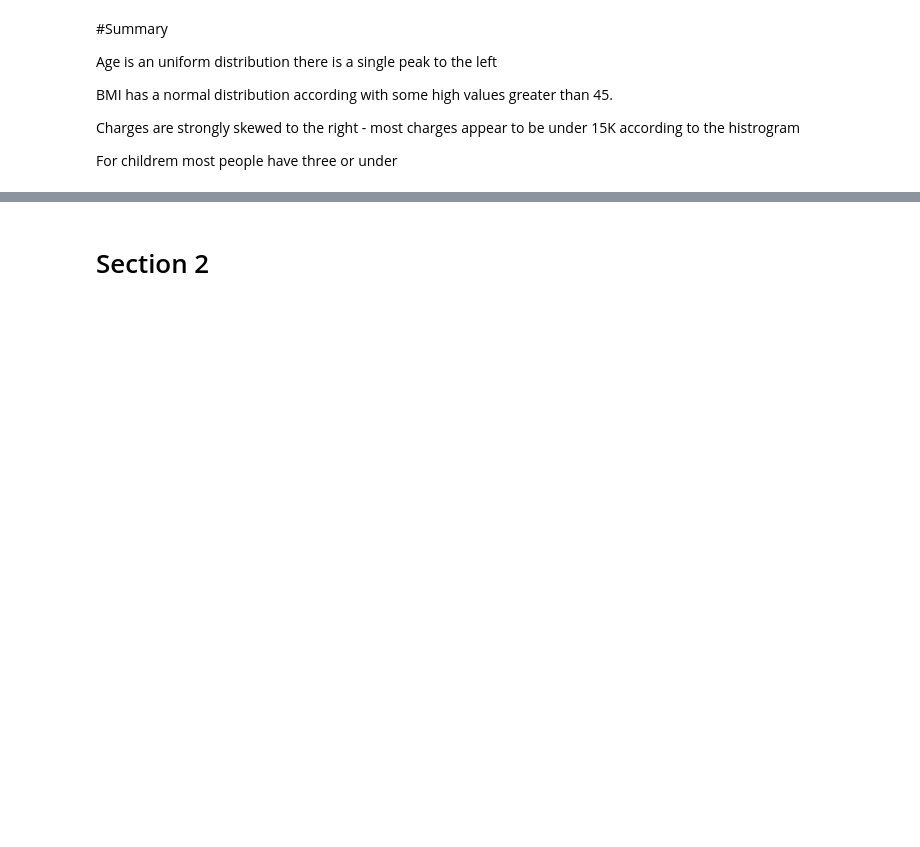
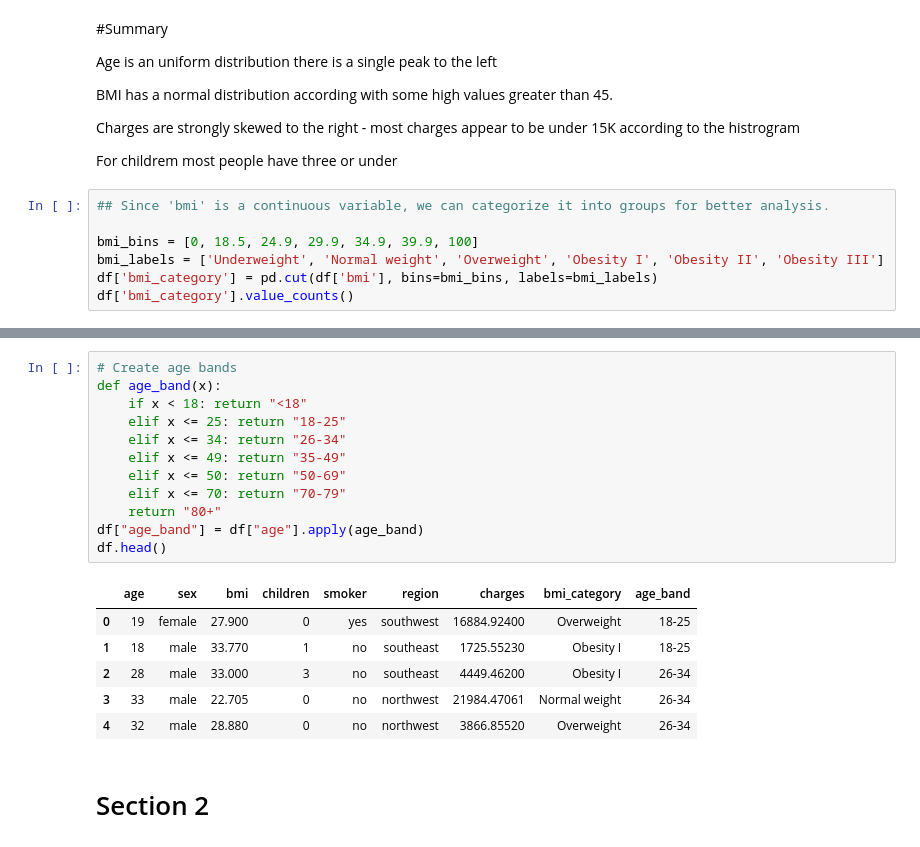
Before and after one commit to JayneLawley/Team_2_Healthcare_Insurance_Project, a Jupyter notebook: jupyter_notebooks/ETL.ipynb, the cells around one changed output, grey strips where cells are left out. Cells and saved outputs as stored; diff of their text form; blank space fills up the shorter version.

Commit message:
Double_Groupings

```diff
--- a/jupyter_notebooks/ETL.ipynb
+++ b/jupyter_notebooks/ETL.ipynb
@@ -267,3 +267,10 @@ BMI has a normal distribution according with some high values greater than 45.
 Charges are strongly skewed to the right - most charges appear to be under 15K according to the histrogram
 
 For childrem most people have three or under
+# %%
+## Since 'bmi' is a continuous variable, we can categorize it into groups for better analysis.
+
+bmi_bins = [0, 18.5, 24.9, 29.9, 34.9, 39.9, 100]
+bmi_labels = ['Underweight', 'Normal weight', 'Overweight', 'Obesity I', 'Obesity II', 'Obesity III']
+df['bmi_category'] = pd.cut(df['bmi'], bins=bmi_bins, labels=bmi_labels)
+df['bmi_category'].value_counts()
@@ -270,3 +396,22 @@ For childrem most people have three or under
+# %%
+# Create age bands
+def age_band(x):
+    if x < 18: return "<18"
+    elif x <= 25: return "18-25"
+    elif x <= 34: return "26-34"
+    elif x <= 49: return "35-49"
+    elif x <= 50: return "50-69"
+    elif x <= 70: return "70-79"
+    return "80+"
+df["age_band"] = df["age"].apply(age_band)
+df.head()
+# %% [output]
+|  | age | sex | bmi | children | smoker | region | charges | bmi_category | age_band |
+| 0 | 19 | female | 27.900 | 0 | yes | southwest | 16884.92400 | Overweight | 18-25 |
+| 1 | 18 | male | 33.770 | 1 | no | southeast | 1725.55230 | Obesity I | 18-25 |
+| 2 | 28 | male | 33.000 | 3 | no | southeast | 4449.46200 | Obesity I | 26-34 |
+| 3 | 33 | male | 22.705 | 0 | no | northwest | 21984.47061 | Normal weight | 26-34 |
+| 4 | 32 | male | 28.880 | 0 | no | northwest | 3866.85520 | Overweight | 26-34 |
 # %% [markdown]
 # Section 2
 # %% [markdown]
```
Also changed, not shown: parts of 10 cells of this notebook.
